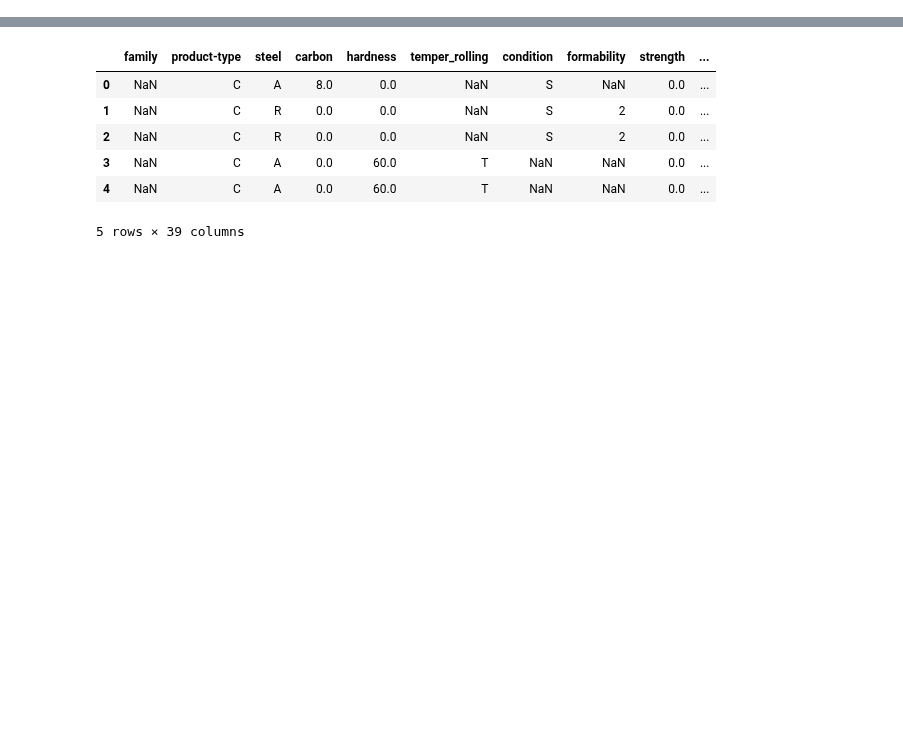
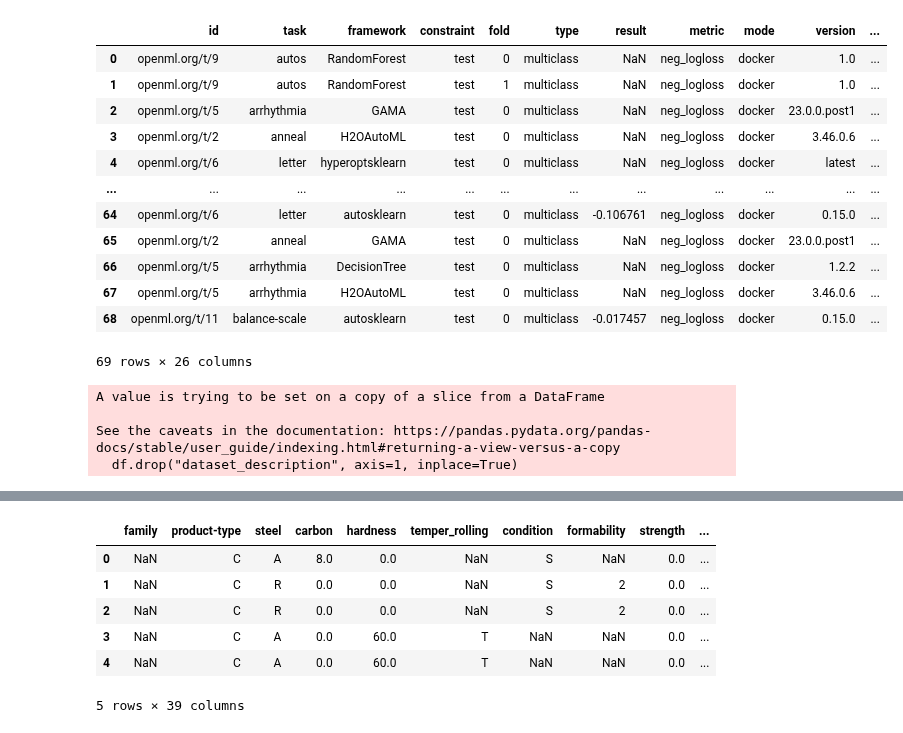
Before and after one commit to openml-labs/OpenML-auto-automl, a Jupyter notebook: exploration.ipynb, the cells around one changed output, grey strips where cells are left out. Saved outputs shown, nothing was run; the diff lists cells and outputs as text; code cells hidden in the pictures; blank space fills up the shorter version.

```diff
--- a/exploration.ipynb
+++ b/exploration.ipynb
@@ -0,0 +46,24 @@
+# %%
+def safe_load_file(file_path, file_type) -> Union[pd.DataFrame, dict, None]:
+        """
+        This function is responsible for safely loading a file. It returns None if the file is not found or if there is an error loading the file.
+        """
+        if file_type == "json":
+            try:
+                with open(str(Path(file_path)), "r") as f:
+                    return json.load(f)
+            except:
+                return None
+        elif file_type == "pd":
+            try:
+                return pd.read_csv(str(file_path))
+            except:
+                return None
+        elif file_type == "textdict":
+            try:
+                with open(file_path, "r") as f:
+                    return json.loads(f.read())
+            except:
+                return None
+        else:
+            raise NotImplementedError
@@ -0,0 +165,19 @@
+# %%
+collector = ResultCollector()
+collector()
+# %%
+collector.all_results
+# %% [output]
+|  | id | task | framework | constraint | fold | type | result | metric | mode | version | ... |
+| 0 | openml.org/t/9 | autos | RandomForest | test | 0 | multiclass | NaN | neg_logloss | docker | 1.0 | ... |
+| 1 | openml.org/t/9 | autos | RandomForest | test | 1 | multiclass | NaN | neg_logloss | docker | 1.0 | ... |
+| 2 | openml.org/t/5 | arrhythmia | GAMA | test | 0 | multiclass | NaN | neg_logloss | docker | 23.0.0.post1 | ... |
+| 3 | openml.org/t/2 | anneal | H2OAutoML | test | 0 | multiclass | NaN | neg_logloss | docker | 3.46.0.6 | ... |
+| 4 | openml.org/t/6 | letter | hyperoptsklearn | test | 0 | multiclass | NaN | neg_logloss | docker | latest | ... |
+| ... | ... | ... | ... | ... | ... | ... | ... | ... | ... | ... | ... |
+| 64 | openml.org/t/6 | letter | autosklearn | test | 0 | multiclass | -0.106761 | neg_logloss | docker | 0.15.0 | ... |
+| 65 | openml.org/t/2 | anneal | GAMA | test | 0 | multiclass | NaN | neg_logloss | docker | 23.0.0.post1 | ... |
+| 66 | openml.org/t/5 | arrhythmia | DecisionTree | test | 0 | multiclass | NaN | neg_logloss | docker | 1.2.2 | ... |
+| 67 | openml.org/t/5 | arrhythmia | H2OAutoML | test | 0 | multiclass | NaN | neg_logloss | docker | 3.46.0.6 | ... |
+| 68 | openml.org/t/11 | balance-scale | autosklearn | test | 0 | multiclass | -0.017457 | neg_logloss | docker | 0.15.0 | ... |
+69 rows × 26 columns
@@ -0,0 +481,37 @@
+# %%
+def run_for_single_dataset(dataset_id):
+    result_for_dataset = GetResultForDataset(dataset_id)
+    best_result_table = result_for_dataset.generate_best_result_table()
+
+    framework_table = result_for_dataset.generate_framework_table()
+    dashboard_section = result_for_dataset.generate_dashboard_section()
+    explanation = result_for_dataset.get_explanation_from_llm()
+
+    combined_html = f"""
+    <!-- Latest compiled and minified CSS -->
+<link rel="stylesheet" href="https://maxcdn.bootstrapcdn.com/bootstrap/3.4.1/css/bootstrap.min.css">
+
+<!-- jQuery library -->
+<script src="https://ajax.googleapis.com/ajax/libs/jquery/3.7.1/jquery.min.js"></script>
+
+<!-- Latest compiled JavaScript -->
+<script src="https://maxcdn.bootstrapcdn.com/bootstrap/3.4.1/js/bootstrap.min.js"></script>
+    <div class="container">
+        {best_result_table}
+        {dashboard_section}
+        <h2>Explanation</h2>
+        <p>{explanation}</p>
+        {framework_table}
+
+    </div>
+    """
+
+    return combined_html
+
+
+rn = run_for_single_dataset(4)
+# %% [output]
+A value is trying to be set on a copy of a slice from a DataFrame
+
+See the caveats in the documentation: https://pandas.pydata.org/pandas-docs/stable/user_guide/indexing.html#returning-a-view-versus-a-copy
+  df.drop("dataset_description", axis=1, inplace=True)
```
Also changed, not shown: parts of 7 cells of this notebook, 10 other files.
